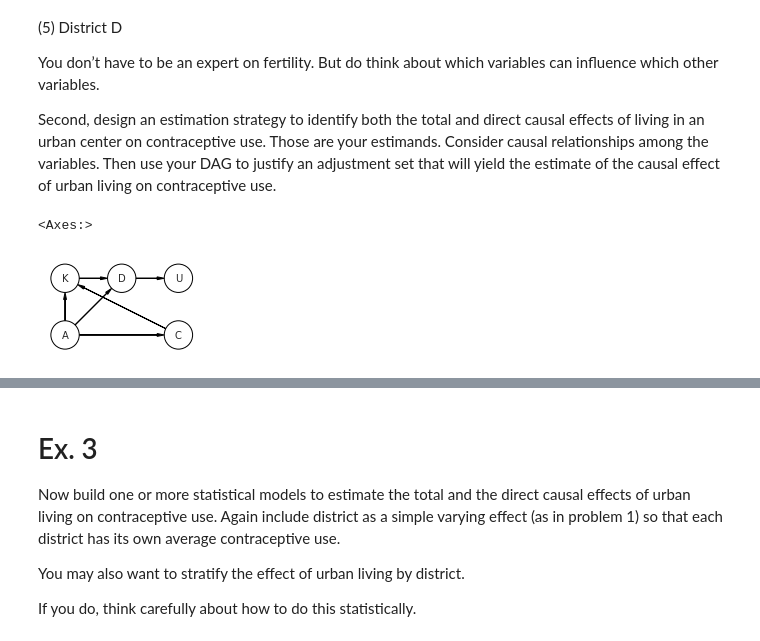
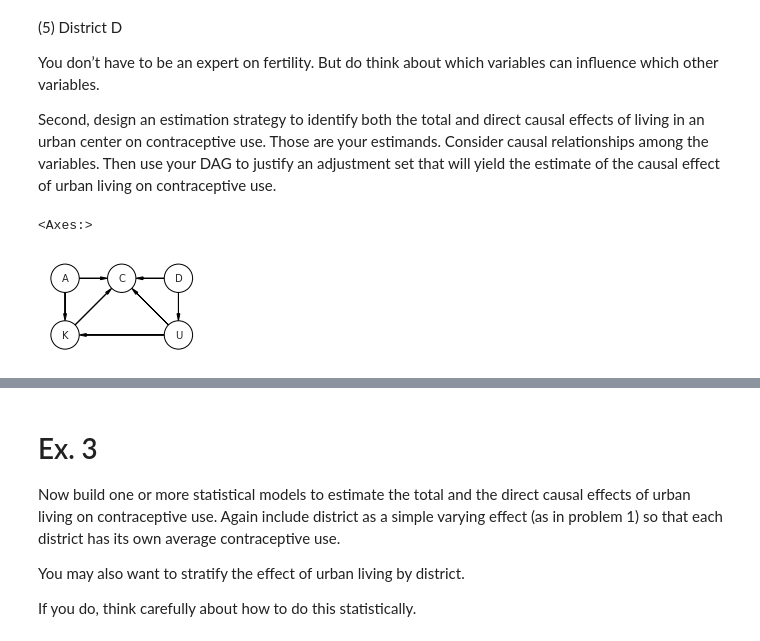
Before and after one commit to fhte2/statistical-rethinking, a Jupyter notebook: Week_7_exercises.ipynb, the cells around one changed output, grey strips where cells are left out. Drawn from its saved outputs; the diff is of its cells as text; code cells hidden in the pictures.

```diff
--- a/Week_7_exercises.ipynb
+++ b/Week_7_exercises.ipynb
@@ -156,30 +165,31 @@ Second, design an estimation strategy to identify both the total and direct caus
 # %%
 dag = CausalGraphicalModel(
     nodes=["C", "A", "K", "U", "D"],
     edges=[
         ("D", "U"),
         ("A", "K"),
-        ("A", "D"),
-        ("K", "D"),
+        ("A", "C"),
+        ("K", "C"),
+        ("D", "C"),
+        ("U", "C"),
+        ("U", "K")
 
-        ("A", "C"),
-        ("C", "K")
     ],
 )
 pgm = daft.PGM()
 coordinates = {
-    "C": (4, 1),
-    "A": (2, 1),
-    "K": (2, 2),
-    "U": (4, 2),
-    "D": (3, 2),
+    "C": (3, 2),
+    "A": (2, 2),
+    "K": (2, 1),
+    "U": (4, 1),
+    "D": (4, 2),
 
 }
 for node in dag.dag.nodes:
     pgm.add_node(node, node, *coordinates[node])
 for edge in dag.dag.edges:
     pgm.add_edge(*edge)
 pgm.render()
 # %% [output]
 <Axes:>
-[figure, old version]
+[figure, new version]
```
Also changed, not shown: parts of 61 cells of this notebook.
